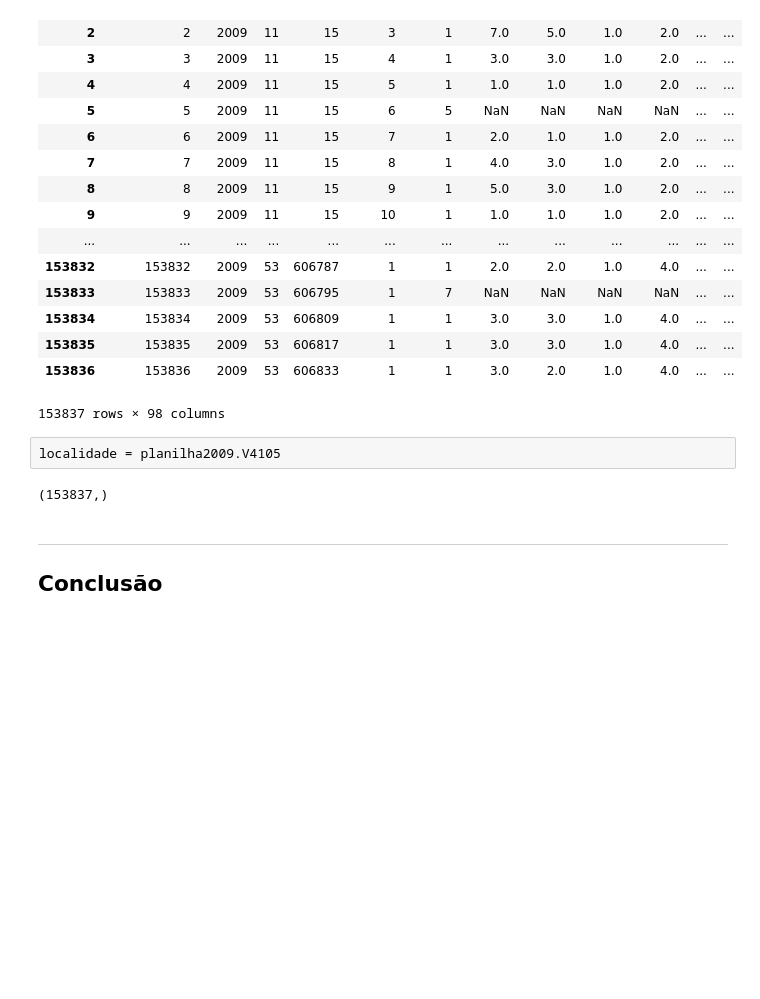
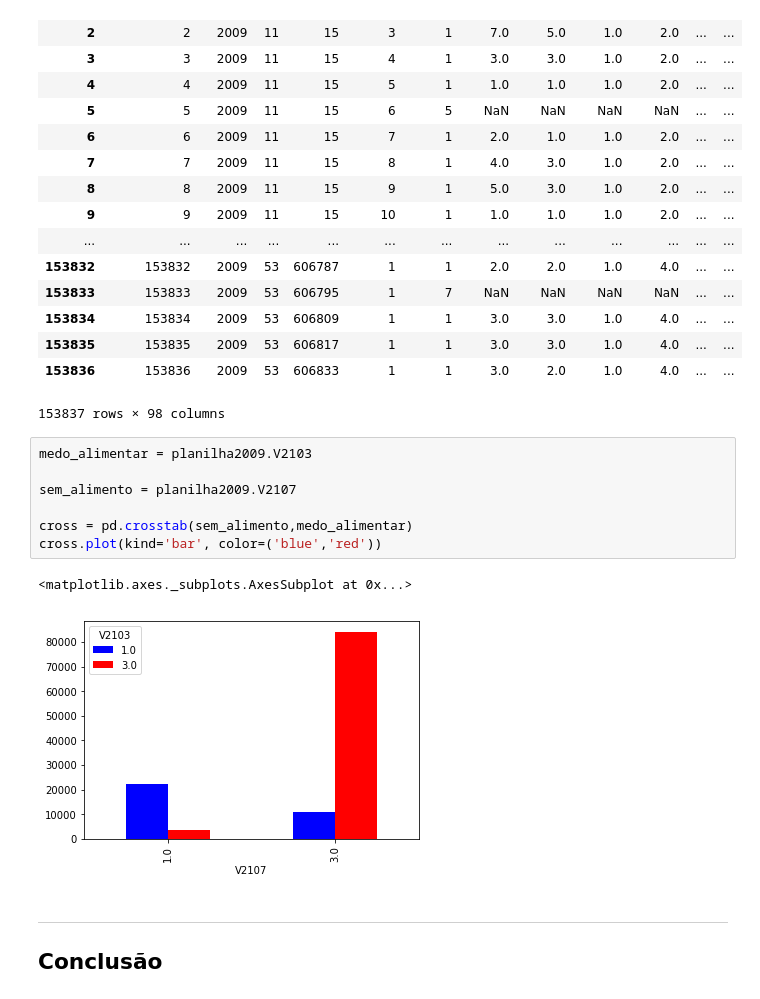
Before and after one commit to joaopmjm/CD, a Jupyter notebook: Projeto1 Layout.ipynb, the cells around one changed output. Drawn from its saved outputs; the diff is of its cells as text; blank space fills up the shorter version.

```diff
--- a/Projeto1 Layout.ipynb
+++ b/Projeto1 Layout.ipynb
@@ -65,10 +65,16 @@ planilha2009
 | 153835 | 153835 | 2009 | 53 | 606817 | 1 | 1 | 3.0 | 3.0 | 1.0 | 4.0 | ... | ... |
 | 153836 | 153836 | 2009 | 53 | 606833 | 1 | 1 | 3.0 | 2.0 | 1.0 | 4.0 | ... | ... |
 153837 rows × 98 columns
-# %%
-localidade = planilha2009.V4105
-# %% [output]
-(153837,)
+# %%
+medo_alimentar = planilha2009.V2103
+
+sem_alimento = planilha2009.V2107
+
+cross = pd.crosstab(sem_alimento,medo_alimentar)
+cross.plot(kind='bar', color=('blue','red'))
+# %% [output]
+<matplotlib.axes._subplots.AxesSubplot at 0x...>
+[figure, added]
 # %% [markdown]
 ___
 ## Conclusão
```
Also changed, not shown: parts of 1 cell of this notebook, 1 other file.
